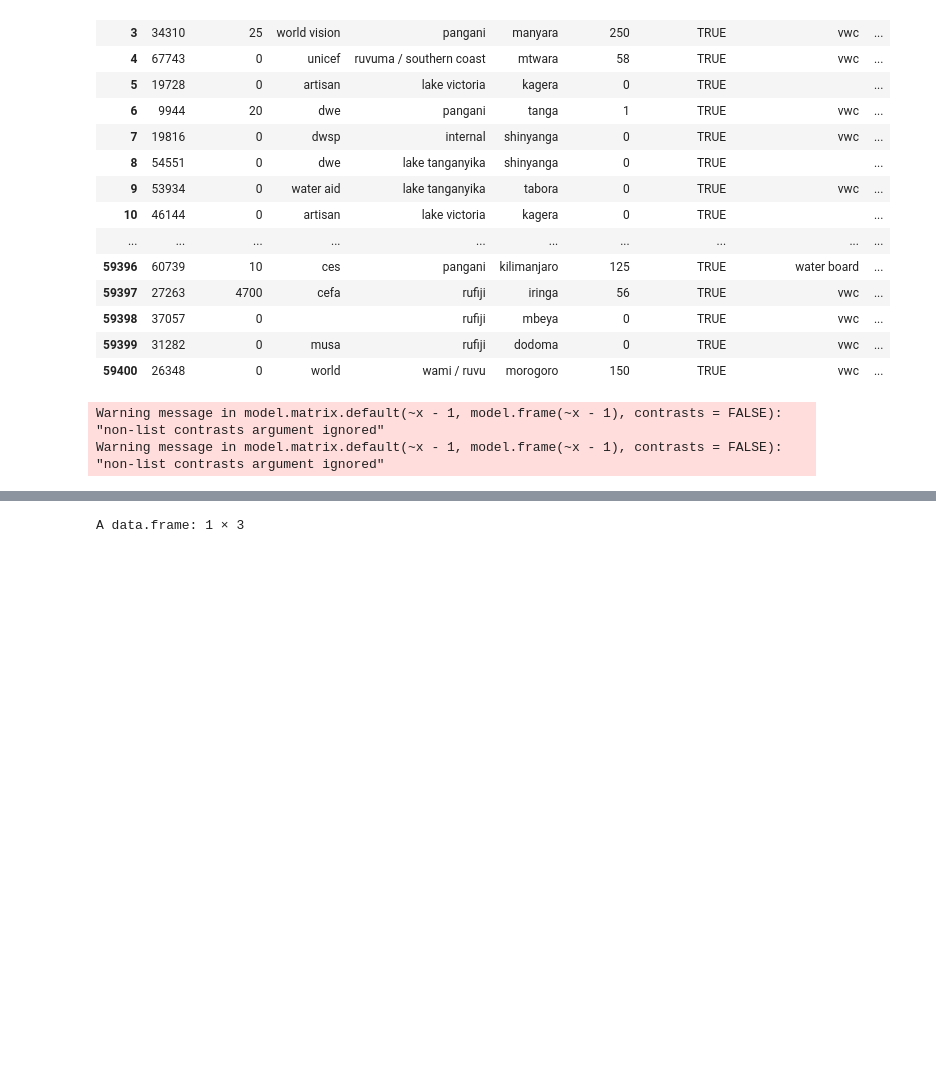
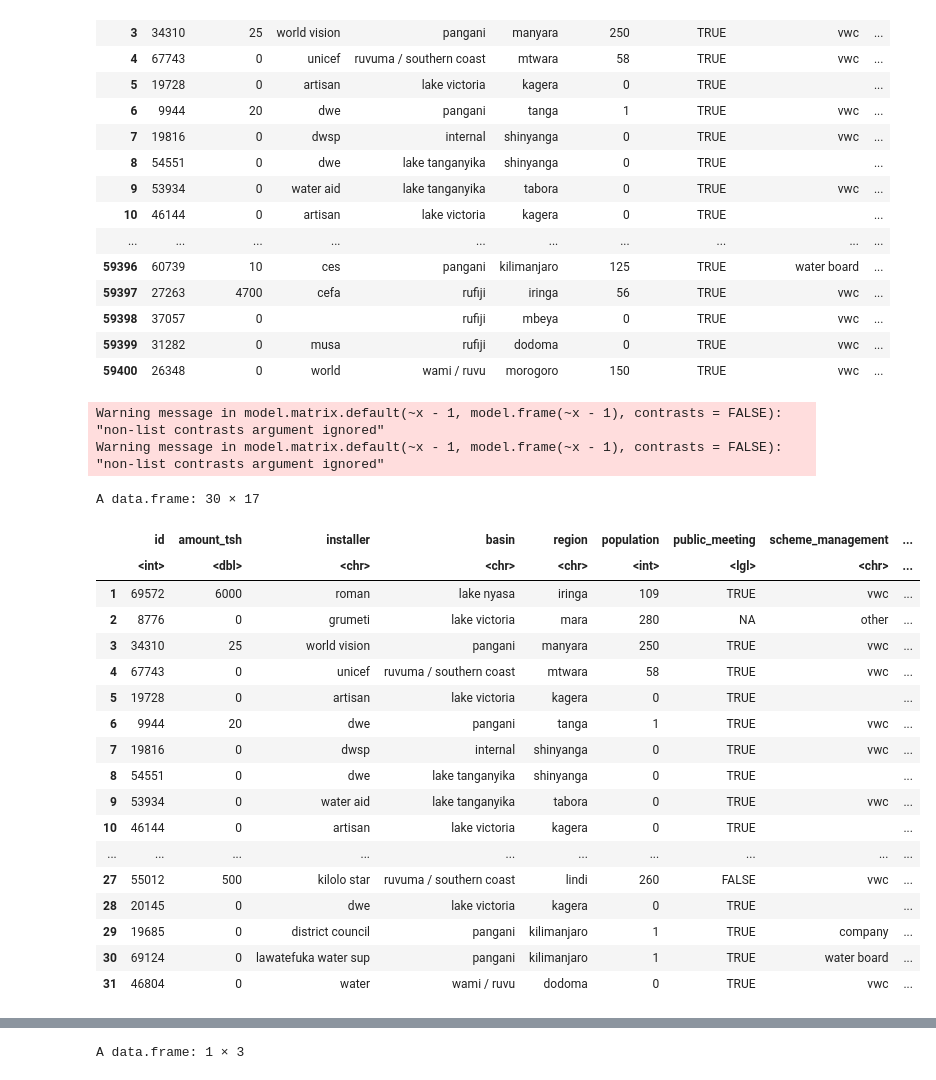
Before and after one commit to aguzga/STAT_FOUND, a Jupyter notebook: PROJECT.ipynb, the cells around one changed output, grey strips where cells are left out. Saved outputs shown, nothing was run; the diff lists cells and outputs as text; code cells hidden in the pictures; blank space fills up the shorter version.

```diff
--- a/PROJECT.ipynb
+++ b/PROJECT.ipynb
@@ -74,5 +53,27 @@ Warning message in model.matrix.default(~x - 1, model.frame(~x - 1), contrasts =
 "non-list contrasts argument ignored"
 Warning message in model.matrix.default(~x - 1, model.frame(~x - 1), contrasts = FALSE):
 "non-list contrasts argument ignored"
+# %%
+df2
+# %% [output]
+A data.frame: 30 × 17
+|  | id | amount_tsh | installer | basin | region | population | public_meeting | scheme_management | ... |
+|  | <int> | <dbl> | <chr> | <chr> | <chr> | <int> | <lgl> | <chr> | ... |
+| 1 | 69572 | 6000 | roman | lake nyasa | iringa | 109 | TRUE | vwc | ... |
+| 2 | 8776 | 0 | grumeti | lake victoria | mara | 280 | NA | other | ... |
+| 3 | 34310 | 25 | world vision | pangani | manyara | 250 | TRUE | vwc | ... |
+| 4 | 67743 | 0 | unicef | ruvuma / southern coast | mtwara | 58 | TRUE | vwc | ... |
+| 5 | 19728 | 0 | artisan | lake victoria | kagera | 0 | TRUE |  | ... |
+| 6 | 9944 | 20 | dwe | pangani | tanga | 1 | TRUE | vwc | ... |
+| 7 | 19816 | 0 | dwsp | internal | shinyanga | 0 | TRUE | vwc | ... |
+| 8 | 54551 | 0 | dwe | lake tanganyika | shinyanga | 0 | TRUE |  | ... |
+| 9 | 53934 | 0 | water aid | lake tanganyika | tabora | 0 | TRUE | vwc | ... |
+| 10 | 46144 | 0 | artisan | lake victoria | kagera | 0 | TRUE |  | ... |
+| ... | ... | ... | ... | ... | ... | ... | ... | ... | ... |
+| 27 | 55012 | 500 | kilolo star | ruvuma / southern coast | lindi | 260 | FALSE | vwc | ... |
+| 28 | 20145 | 0 | dwe | lake victoria | kagera | 0 | TRUE |  | ... |
+| 29 | 19685 | 0 | district council | pangani | kilimanjaro | 1 | TRUE | company | ... |
+| 30 | 69124 | 0 | lawatefuka water sup | pangani | kilimanjaro | 1 | TRUE | water board | ... |
+| 31 | 46804 | 0 | water | wami / ruvu | dodoma | 0 | TRUE | vwc | ... |
 # %%
 similarity_test_apply = function(line) {
```
Also changed, not shown: parts of 7 cells of this notebook.
